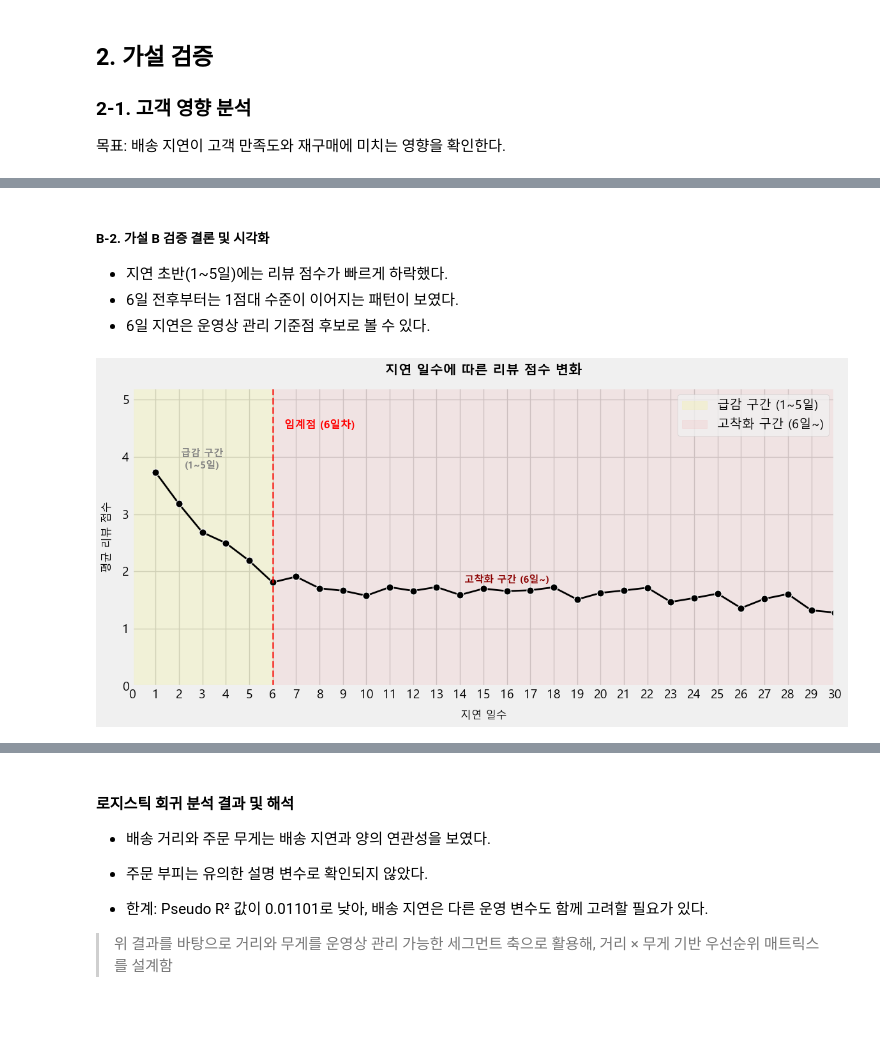
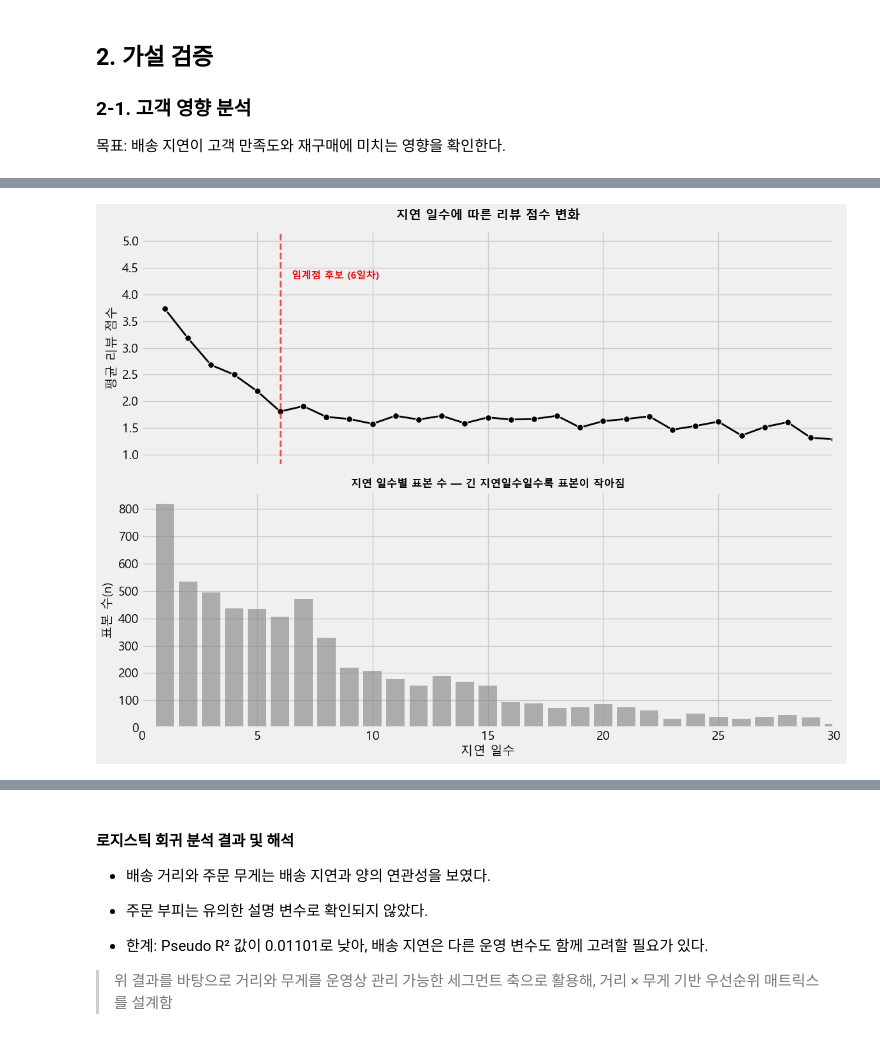
Before and after one commit to eunsung20311-dot/Olist-E-commerce-Analysis, a Jupyter notebook: 02_hypothesis_testing.ipynb, the cells around one changed output, grey strips where cells are left out. Saved outputs shown, nothing was run; the diff lists cells and outputs as text; code cells hidden in the pictures; blank space fills up the shorter version.

```diff
--- a/02_hypothesis_testing.ipynb
+++ b/02_hypothesis_testing.ipynb
@@ -128,8 +179,14 @@ Passing `palette` without assigning `hue` is deprecated and will be removed in v
 # %%
 # 지연 데이터 세팅 및 일수 변환
-df_delay_analysis = df_customer_mstr[df_customer_mstr['early_or_late_days'] < 0].copy()
+df_delay_analysis = df_customer_mstr[df_customer_mstr['early_or_late_days'] < 0].dropna(subset=['review_score']).copy()
 df_delay_analysis['delay_days'] =df_delay_analysis['early_or_late_days'].abs()
+
 # 지연 일수별 리뷰 건수와 평균 점수 확인
-df_delay_summary = df_delay_analysis.groupby('delay_days')['review_score'].agg(['count', 'mean'])
+df_delay_summary = df_delay_analysis.groupby('delay_days').agg(
+    리뷰수 = ('review_score','count'),
+    리뷰평균 = ('review_score','mean'),
+    저평점_비율 = ('review_score', lambda s: (s<=2).mean() *100)
+).round(2)
+
 display(df_delay_summary.head(15))
 # %% [output]
@@ -153,42 +210,17 @@ display(df_delay_summary.head(15))
-# %% [markdown]
-##### B-2. 가설 B 검증 결론 및 시각화
-- 지연 초반(1~5일)에는 리뷰 점수가 빠르게 하락했다.
-- 6일 전후부터는 1점대 수준이 이어지는 패턴이 보였다.
-- 6일 지연은 운영상 관리 기준점 후보로 볼 수 있다.
 # %%
-# 지연 일수에 따른 리뷰 점수 변화 시각화
-plt.figure(figsize=(12, 6))
-sns.lineplot(
-    data=df_delay_summary,
-    x='delay_days',
-    y='mean',
-    marker='o',
-    linewidth=2,
-    markersize=8,
-    color='black'
-)
+fig, axes = plt.subplots(2, 1, figsize=(12, 9), sharex=True)
 
-# 축 범위 및 간격 설정
-plt.xticks(np.arange(0, 31, 1))
-plt.yticks(np.arange(0, 6, 1))
-plt.xlim(0, 30)
+ax = sns.lineplot(data=df_delay_summary, x='delay_days', y='리뷰평균', marker='o', linewidth=2, markersize=7, color='black', ax=axes[0])
+axes[0].set_ylabel('평균 리뷰 점수')
+axes[0].axvline(x=6, color='red', linestyle='--', linewidth=2, alpha=0.7)
+axes[0].text(6.5, 4.3, '임계점 후보 (6일차)', color='red', fontweight='bold', fontsize=11)
+axes[0].set_title('지연 일수에 따른 리뷰 점수 변화', fontsize=14, fontweight='bold', pad=12)
 
-# 구간 음영 및 임계선 표시
-plt.axvspan(0, 6, color='yellow', alpha=0.1, label='급감 구간 (1~5일)')
-plt.axvspan(6, 30, color='red', alpha=0.05, label='고착화 구간 (6일~)')
-plt.axvline(x=6, color='red', linestyle='--', linewidth=2, alpha=0.7)
+axes[1].bar(df_delay_summary.index, df_delay_summary['리뷰수'], color='gray', alpha=0.6)
+axes[1].set_xlabel('지연 일수'); axes[1].set_ylabel('표본 수(n)')
+axes[1].set_title('지연 일수별 표본 수 — 긴 지연일수일수록 표본이 작아짐', fontsize=12, fontweight='bold')
+axes[1].set_xlim(0, 30)
 
-# 차트 내 텍스트 주석 추가
-plt.text(6.5, 4.5, '임계점 (6일차)', color='red', fontweight='bold', fontsize=12)
-plt.text(3, 3.8, '급감 구간\n(1~5일)', fontsize=11, color='gray', fontweight='bold', ha='center')
-plt.text(16, 1.8, '고착화 구간 (6일~)', fontsize=11, color='darkred', fontweight='bold', ha='center')
-
-plt.title('지연 일수에 따른 리뷰 점수 변화', fontsize=15, fontweight='bold', pad=15)
-plt.xlabel('지연 일수', fontsize=12, labelpad=10)
-plt.ylabel('평균 리뷰 점수', fontsize=12, labelpad=10)
-plt.legend(loc='upper right')
-
-plt.tight_layout()
-plt.show()
+plt.tight_layout(); plt.show()
 # %% [output]
-[figure, old version]
+[figure, new version]
```
Also changed, not shown: parts of 39 cells of this notebook, 2 other files.
